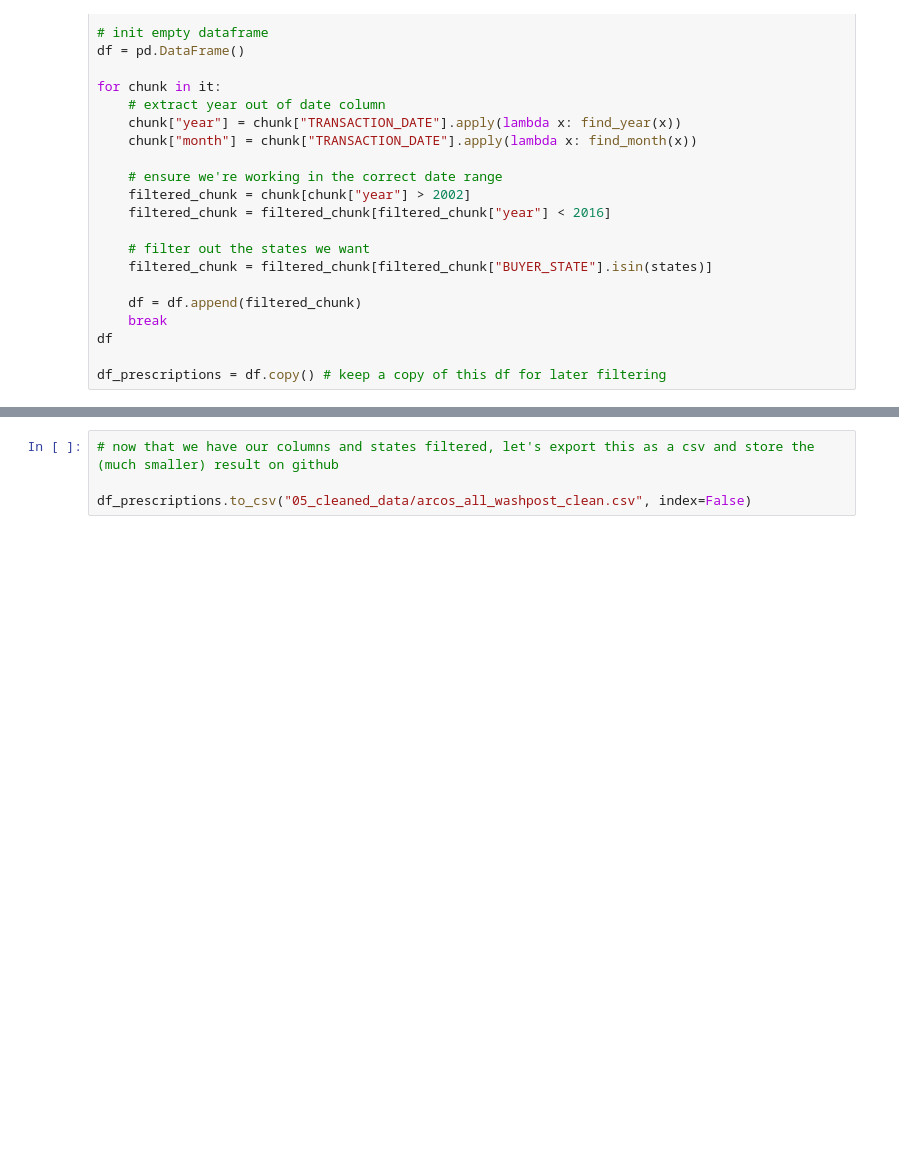
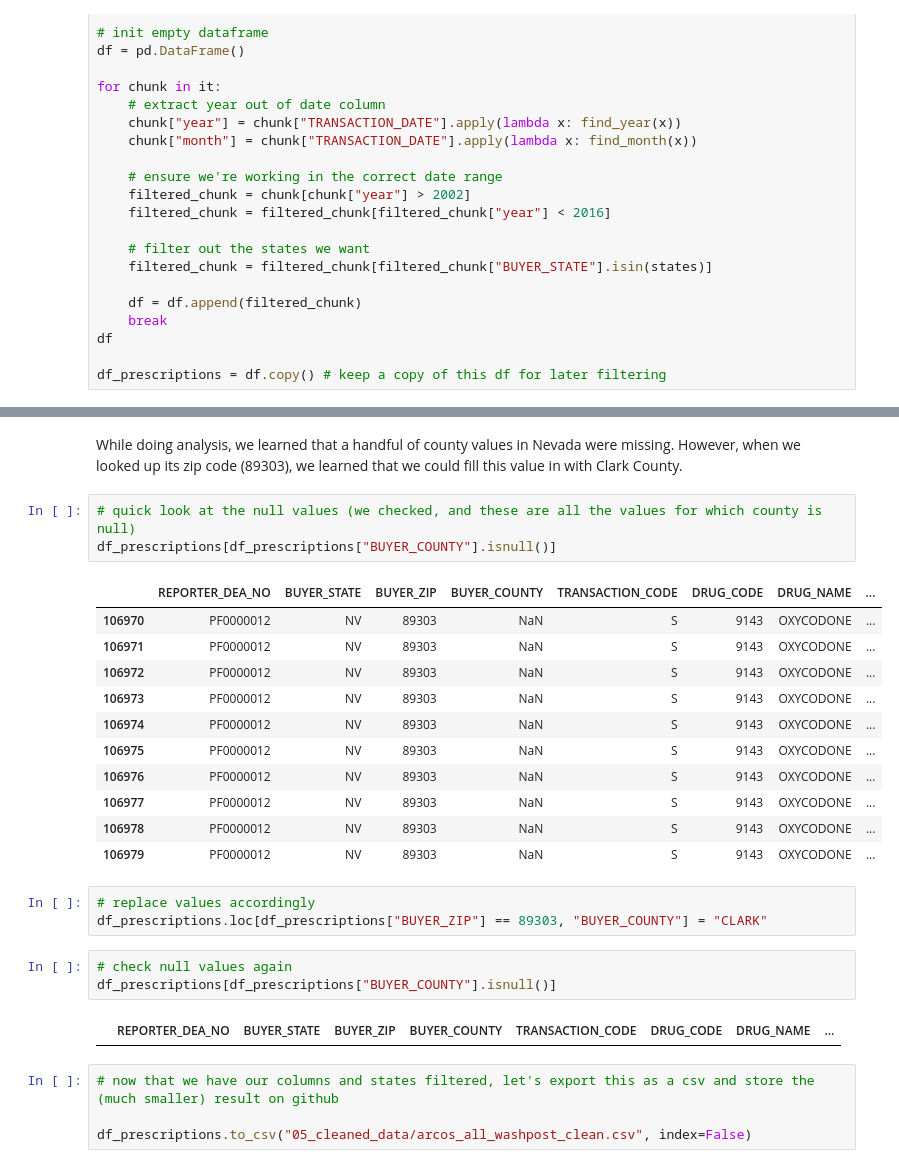
Before and after one commit to abzdel/Opioid-Analysis, a Jupyter notebook: 02_clean_data.ipynb, the cells around one changed output, grey strips where cells are left out. Saved outputs shown, nothing was run; the diff lists cells and outputs as text; blank space fills up the shorter version.

```diff
--- a/02_clean_data.ipynb
+++ b/02_clean_data.ipynb
@@ -119,3 +102,28 @@ df_prescriptions
+# %% [markdown]
+While doing analysis, we learned that a handful of county values in Nevada were missing. However, when we looked up its zip code (89303), we learned that we could fill this value in with Clark County.
+# %%
+# quick look at the null values (we checked, and these are all the values for which county is null)
+df_prescriptions[df_prescriptions["BUYER_COUNTY"].isnull()]
+# %% [output]
+|  | REPORTER_DEA_NO | BUYER_STATE | BUYER_ZIP | BUYER_COUNTY | TRANSACTION_CODE | DRUG_CODE | DRUG_NAME | ... |
+| 106970 | PF0000012 | NV | 89303 | NaN | S | 9143 | OXYCODONE | ... |
+| 106971 | PF0000012 | NV | 89303 | NaN | S | 9143 | OXYCODONE | ... |
+| 106972 | PF0000012 | NV | 89303 | NaN | S | 9143 | OXYCODONE | ... |
+| 106973 | PF0000012 | NV | 89303 | NaN | S | 9143 | OXYCODONE | ... |
+| 106974 | PF0000012 | NV | 89303 | NaN | S | 9143 | OXYCODONE | ... |
+| 106975 | PF0000012 | NV | 89303 | NaN | S | 9143 | OXYCODONE | ... |
+| 106976 | PF0000012 | NV | 89303 | NaN | S | 9143 | OXYCODONE | ... |
+| 106977 | PF0000012 | NV | 89303 | NaN | S | 9143 | OXYCODONE | ... |
+| 106978 | PF0000012 | NV | 89303 | NaN | S | 9143 | OXYCODONE | ... |
+| 106979 | PF0000012 | NV | 89303 | NaN | S | 9143 | OXYCODONE | ... |
+# %%
+# replace values accordingly
+df_prescriptions.loc[df_prescriptions["BUYER_ZIP"] == 89303, "BUYER_COUNTY"] = "CLARK"
+# %%
+# check null values again
+df_prescriptions[df_prescriptions["BUYER_COUNTY"].isnull()]
+# %% [output]
+|  | REPORTER_DEA_NO | BUYER_STATE | BUYER_ZIP | BUYER_COUNTY | TRANSACTION_CODE | DRUG_CODE | DRUG_NAME | ... |
 # %%
 # now that we have our columns and states filtered, let's export this as a csv and store the (much smaller) result on github
 
```
Also changed, not shown: parts of 17 cells of this notebook.
